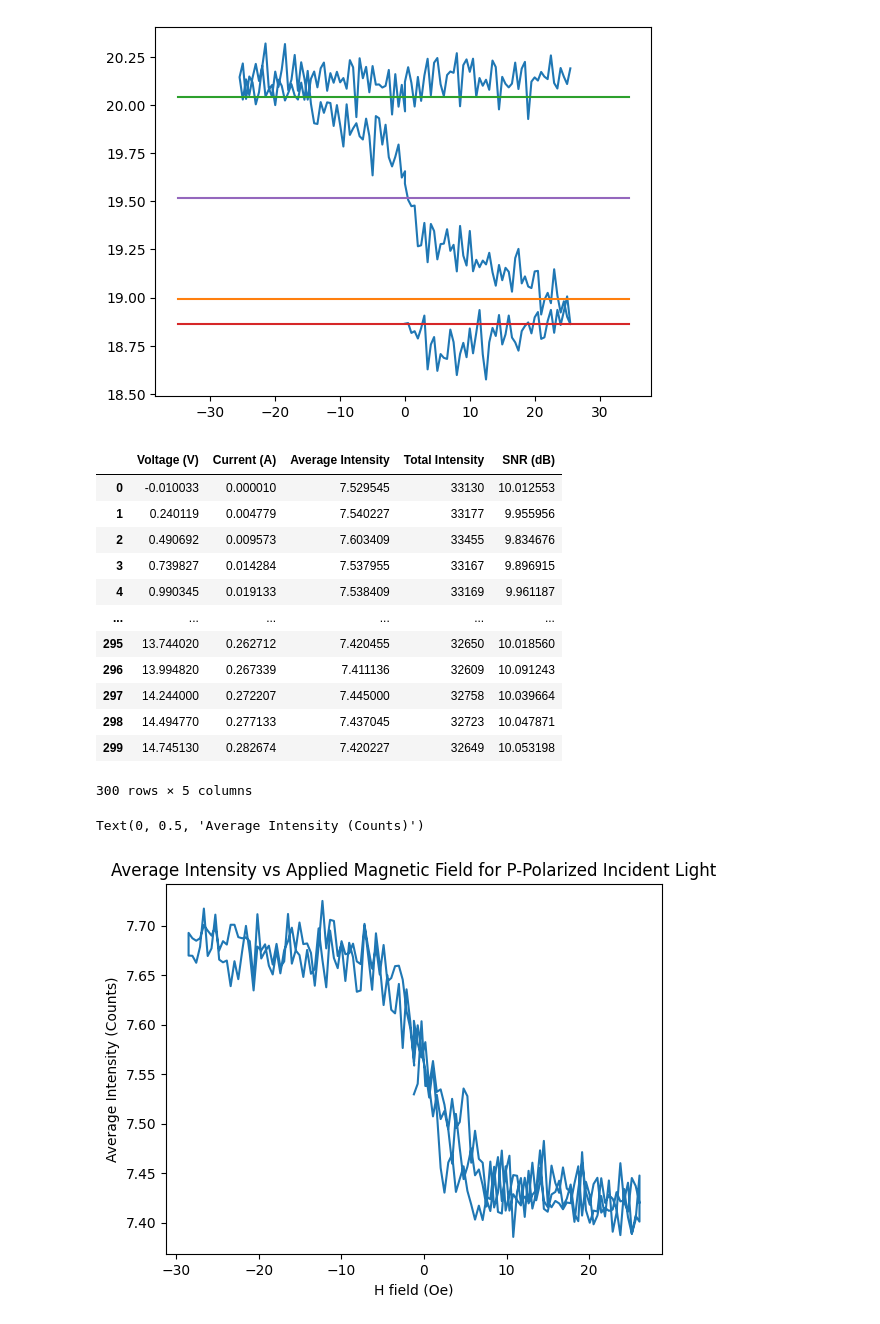
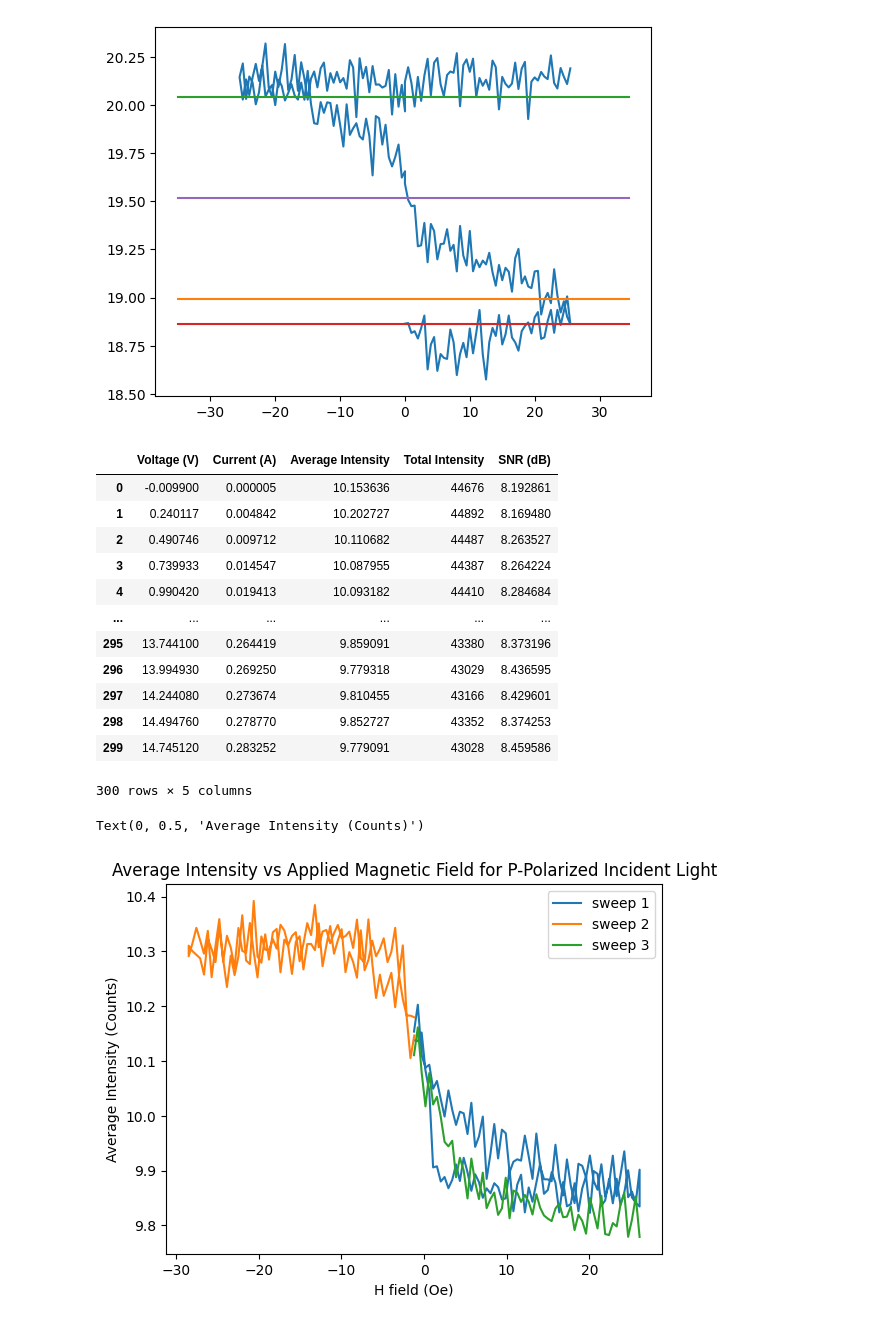
Before and after one commit to jasonwu224/MOKE, a Jupyter notebook: data_analysis.ipynb, the cells around one changed output. Drawn from its saved outputs; the diff is of its cells as text; code cells hidden in the pictures.

```diff
--- a/data_analysis.ipynb
+++ b/data_analysis.ipynb
@@ -363,28 +363,32 @@ Discrepency between I_0 and Average I: 3.468 %
 Percent change in intensity: 5.571 %
 [figure]
 # %%
-df = pd.read_csv(r"data\2025-07-24_16-46-00_after_clean_142_good\data_2025-07-24_16-46-00.csv", comment="#")
+df = pd.read_csv(r"C:\Users\gxlab\Code\MOKE\data\2025-07-24_17-20-27_after_clean_142deg_4ms\data_2025-07-24_17-20-27.csv", comment="#")
 df
 # %% [output]
 |  | Voltage (V) | Current (A) | Average Intensity | Total Intensity | SNR (dB) |
-| 0 | -0.010033 | 0.000010 | 7.529545 | 33130 | 10.012553 |
-| 1 | 0.240119 | 0.004779 | 7.540227 | 33177 | 9.955956 |
-| 2 | 0.490692 | 0.009573 | 7.603409 | 33455 | 9.834676 |
-| 3 | 0.739827 | 0.014284 | 7.537955 | 33167 | 9.896915 |
-| 4 | 0.990345 | 0.019133 | 7.538409 | 33169 | 9.961187 |
+| 0 | -0.009900 | 0.000005 | 10.153636 | 44676 | 8.192861 |
+| 1 | 0.240117 | 0.004842 | 10.202727 | 44892 | 8.169480 |
+| 2 | 0.490746 | 0.009712 | 10.110682 | 44487 | 8.263527 |
+| 3 | 0.739933 | 0.014547 | 10.087955 | 44387 | 8.264224 |
+| 4 | 0.990420 | 0.019413 | 10.093182 | 44410 | 8.284684 |
 | ... | ... | ... | ... | ... | ... |
-| 295 | 13.744020 | 0.262712 | 7.420455 | 32650 | 10.018560 |
-| 296 | 13.994820 | 0.267339 | 7.411136 | 32609 | 10.091243 |
-| 297 | 14.244000 | 0.272207 | 7.445000 | 32758 | 10.039664 |
-| 298 | 14.494770 | 0.277133 | 7.437045 | 32723 | 10.047871 |
-| 299 | 14.745130 | 0.282674 | 7.420227 | 32649 | 10.053198 |
+| 295 | 13.744100 | 0.264419 | 9.859091 | 43380 | 8.373196 |
+| 296 | 13.994930 | 0.269250 | 9.779318 | 43029 | 8.436595 |
+| 297 | 14.244080 | 0.273674 | 9.810455 | 43166 | 8.429601 |
+| 298 | 14.494760 | 0.278770 | 9.852727 | 43352 | 8.374253 |
+| 299 | 14.745120 | 0.283252 | 9.779091 | 43028 | 8.459586 |
 300 rows × 5 columns
 # %%
 fig, ax = plt.subplots()
-ax.plot(volts_to_gauss(df["Voltage (V)"]), df["Average Intensity"])
+n = len(df["Voltage (V)"])
+ax.plot(volts_to_gauss(df["Voltage (V)"][0:2*n//5]), df["Average Intensity"][0:2*n//5], label="sweep 1")
+ax.plot(volts_to_gauss(df["Voltage (V)"][2*n//5:4*n//5]), df["Average Intensity"][2*n//5:4*n//5], label="sweep 2")
+ax.plot(volts_to_gauss(df["Voltage (V)"][4*n//5:n]), df["Average Intensity"][4*n//5:n], label="sweep 3")
+ax.legend()
 ax.set_title("Average Intensity vs Applied Magnetic Field for P-Polarized Incident Light")
 ax.set_xlabel("H field (Oe)")  # since it's measured in air, the permeability is about 1 so gauss to Oe is 1-to-1
 ax.set_ylabel("Average Intensity (Counts)")
 # %% [output]
 Text(0, 0.5, 'Average Intensity (Counts)')
-[figure, old version]
+[figure, new version]
```
Also changed, not shown: parts of 5 cells of this notebook, 11 other files.
